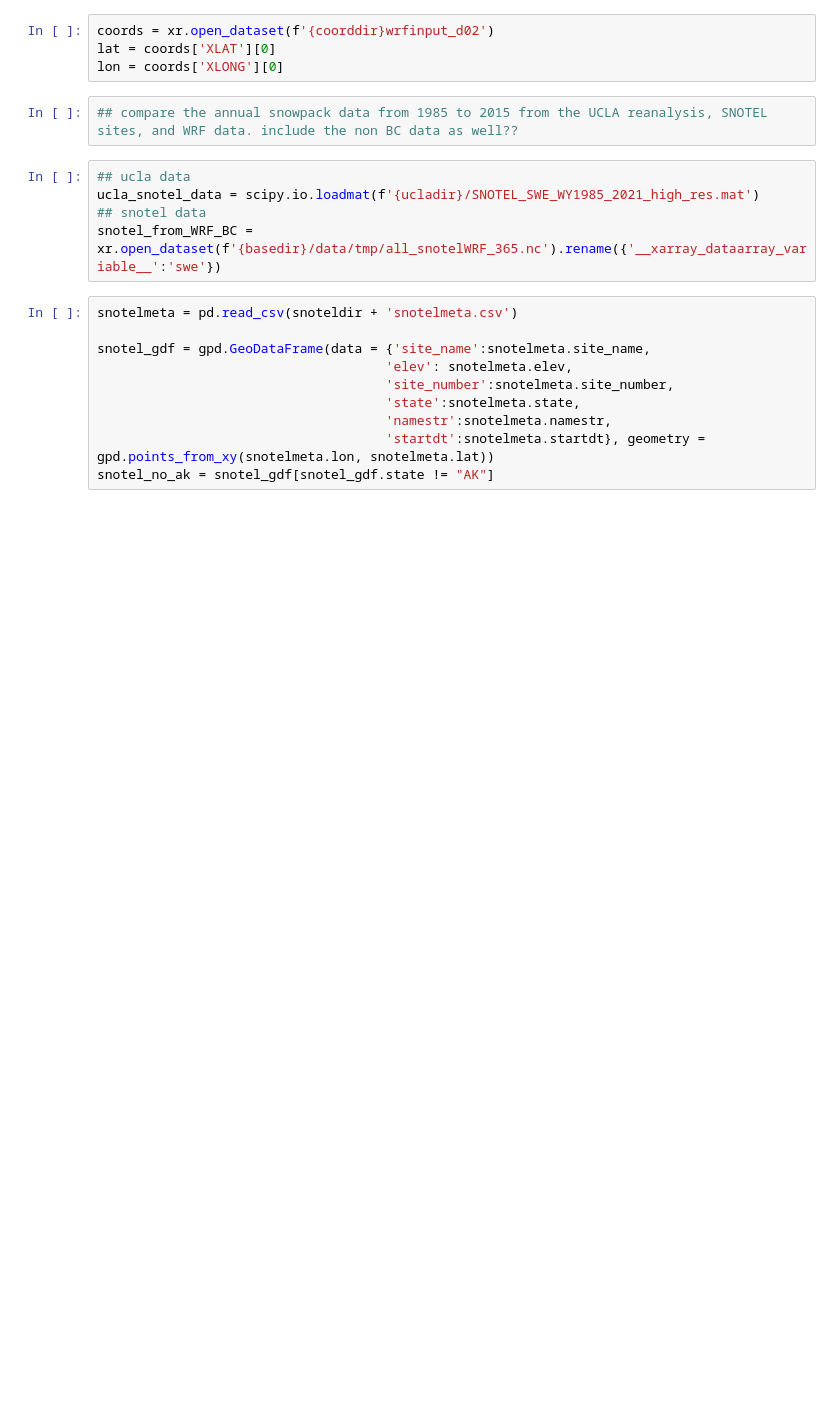
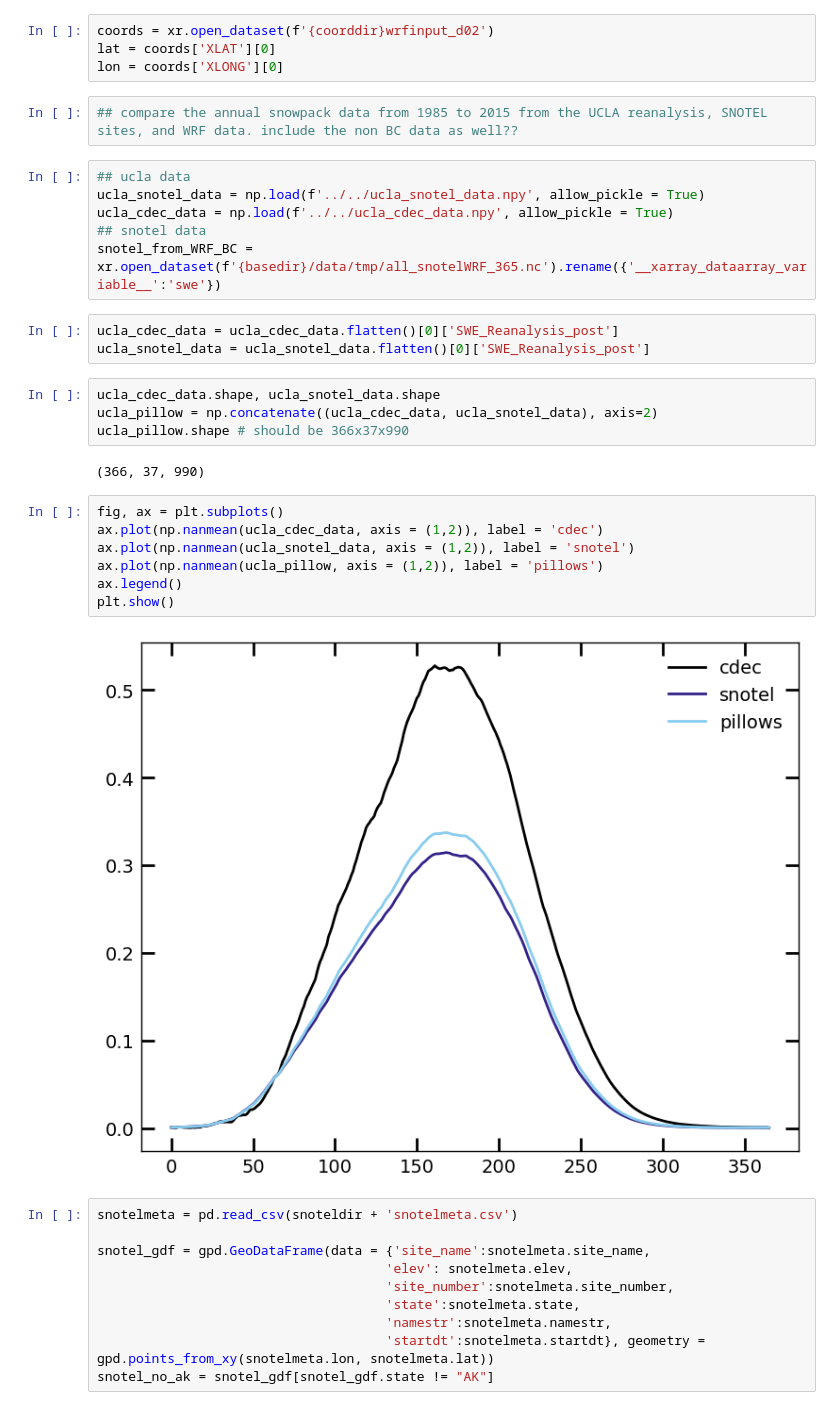
Before and after one commit to mariannecowherd/resilient-snowpack-estimation, a Jupyter notebook: code/ext_climatology.ipynb, the cells around one changed output. Saved outputs shown, nothing was run; the diff lists cells and outputs as text; blank space fills up the shorter version.

```diff
--- a/code/ext_climatology.ipynb
+++ b/code/ext_climatology.ipynb
@@ -26,9 +26,28 @@ lon = coords['XLONG'][0]
 ## compare the annual snowpack data from 1985 to 2015 from the UCLA reanalysis, SNOTEL sites, and WRF data. include the non BC data as well??
 # %%
 ## ucla data
-ucla_snotel_data = scipy.io.loadmat(f'{ucladir}/SNOTEL_SWE_WY1985_2021_high_res.mat')
+ucla_snotel_data = np.load(f'../../ucla_snotel_data.npy', allow_pickle = True)
+ucla_cdec_data = np.load(f'../../ucla_cdec_data.npy', allow_pickle = True)
 ## snotel data
 snotel_from_WRF_BC = xr.open_dataset(f'{basedir}/data/tmp/all_snotelWRF_365.nc').rename({'__xarray_dataarray_variable__':'swe'})
+# %%
+ucla_cdec_data = ucla_cdec_data.flatten()[0]['SWE_Reanalysis_post']
+ucla_snotel_data = ucla_snotel_data.flatten()[0]['SWE_Reanalysis_post']
+# %%
+ucla_cdec_data.shape, ucla_snotel_data.shape
+ucla_pillow = np.concatenate((ucla_cdec_data, ucla_snotel_data), axis=2)
+ucla_pillow.shape # should be 366x37x990
+# %% [output]
+(366, 37, 990)
+# %%
+fig, ax = plt.subplots()
+ax.plot(np.nanmean(ucla_cdec_data, axis = (1,2)), label = 'cdec')
+ax.plot(np.nanmean(ucla_snotel_data, axis = (1,2)), label = 'snotel')
+ax.plot(np.nanmean(ucla_pillow, axis = (1,2)), label = 'pillows')
+ax.legend()
+plt.show()
+# %% [output]
+[figure, added]
 # %%
 snotelmeta = pd.read_csv(snoteldir + 'snotelmeta.csv')
 
```
Also changed, not shown: parts of 18 cells of this notebook, 12 other files.
